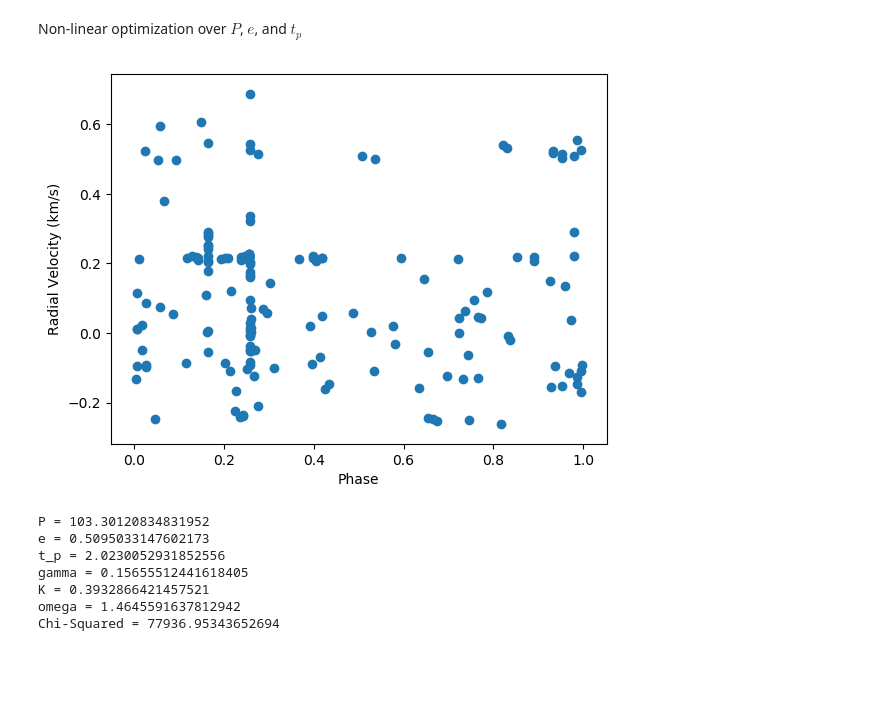
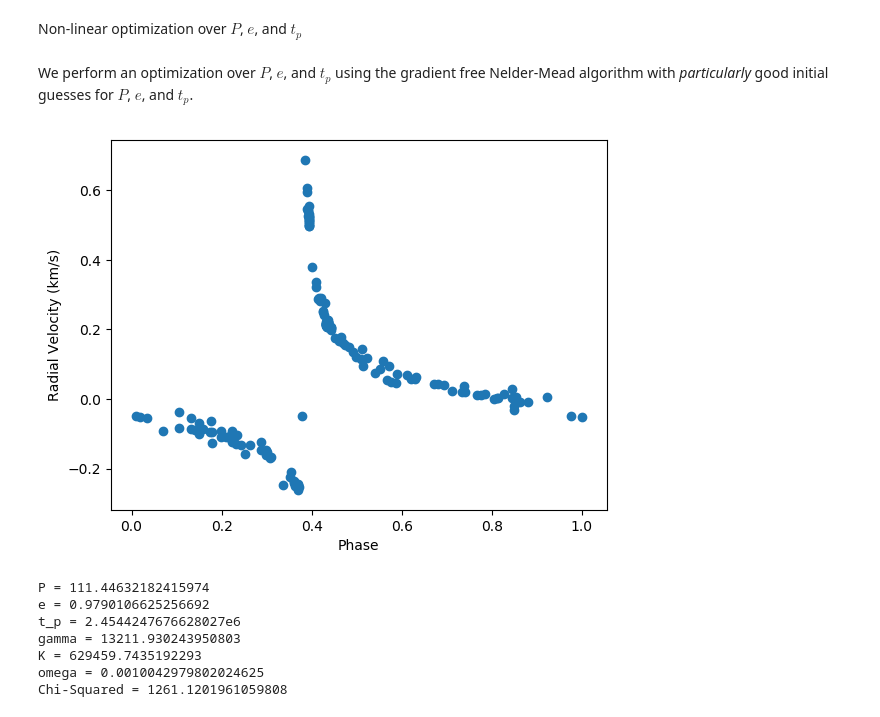
Before and after one commit to curriem/exoplanets_class, a Jupyter notebook: exoplanets_hw1b.ipynb, the cells around one changed output. Cells and saved outputs as stored; diff of their text form; code cells hidden in the pictures; blank space fills up the shorter version.

```diff
--- a/exoplanets_hw1b.ipynb
+++ b/exoplanets_hw1b.ipynb
@@ -66,11 +70,10 @@ function periodogram(rv_data, times_data, P_vals)
     return scatters_list
 end;
 # %%
-function plot_periodogram(period)
+function plot_folded_data(period)
     figure();
     phase = get_phase(time_data, period)
-    rv_by_phase = rv_data[sortperm(phase)]
-    scatter(phase, rv_by_phase)
+    scatter(phase, rv_data)
     xlabel("Phase")
     ylabel("Radial Velocity (km/s)")
     show();
@@ -138,12 +141,13 @@ function kepler_solver(M, e)
     dgdE0 = dgdE.(E0, e)
     converged = false
     i = 0
+    max_iter = 100
     while !converged
         E = E0 - g.(E0, e, M) ./ dgdE.(E0, e)
         E0 = E
         converged = check_convergence(abs.(-g.(E0, e, M) ./ dgdE.(E0, e)))
         i = i + 1
-        if i > 100
+        if i > max_iter
             return E0
         end
     end
@@ -258,33 +262,35 @@ end;
 function compute_omega(h, K)
     return acos(h / K)
 end;
+# %% [markdown]
+We perform an optimization over $P$, $e$, and $t_p$ using the gradient free Nelder-Mead algorithm with *particularly* good initial guesses for $P$, $e$, and $t_p$.
 # %%
-res = optimize(optim_P_e_t_p, [111, 0.2, 1])
+res = optimize(optim_P_e_t_p, [best_P, 0.9, 2454424.857])
 Optim.summary(res)
 
 min_res = Optim.minimizer(res)
 P, e, t_p = min_res[1], min_res[2], min_res[3]
 h, c, v0, chi_squared = optim_h_c_v0(P, e, t_p, rv_data, time_data, rv_err)
 
-plot_periodogram(P)
+plot_folded_data(P)
 
 gam = compute_gamma(h, v0, e)
 kam = compute_K(h, c)
 wam = compute_omega(h, kam)
 
 print("P = ", P, "\n")
 print("e = ", e, "\n")
 print("t_p = ", t_p, "\n")
 print("gamma = ", gam, "\n")
 print("K = ", kam, "\n")
 print("omega = ", wam, "\n")
 print("Chi-Squared = ", chi_squared, "\n")
 # %% [output]
-[figure, old version]
+[figure, new version]
-P = 103.30120834831952
-e = 0.5095033147602173
-t_p = 2.0230052931852556
-gamma = 0.15655512441618405
-K = 0.3932866421457521
-omega = 1.4645591637812942
-Chi-Squared = 77936.95343652694
+P = 111.44632182415974
+e = 0.9790106625256692
+t_p = 2.4544247676628027e6
+gamma = 13211.930243950803
+K = 629459.7435192293
+omega = 0.0010042979802024625
+Chi-Squared = 1261.1201961059808
```
Also changed, not shown: parts of 2 cells of this notebook.
